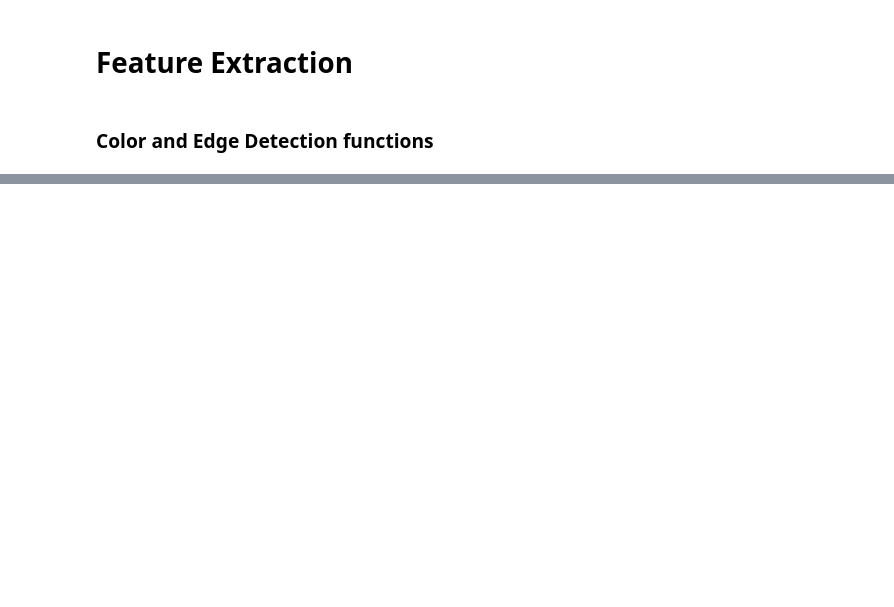
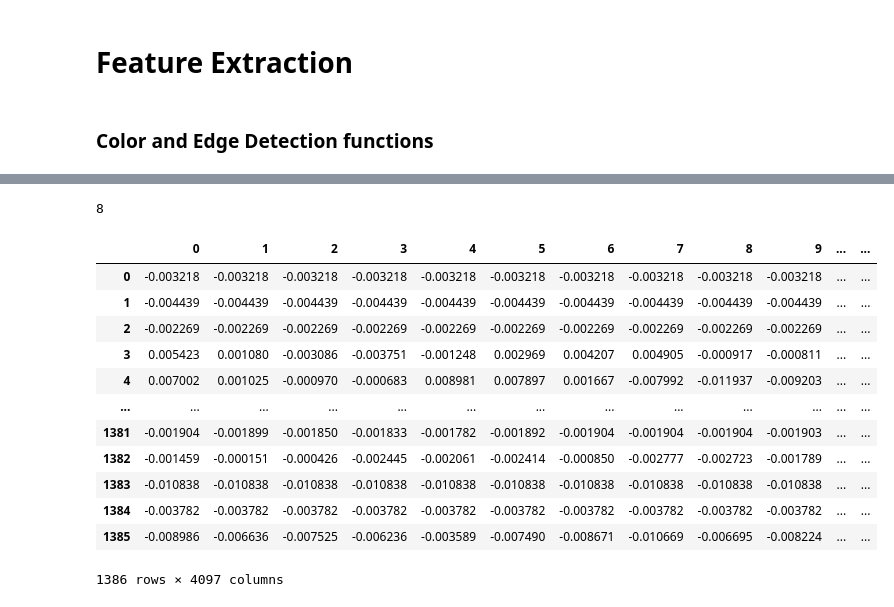
Before and after one commit to vrvenkatesh/w281-summer-2023-project-computer-vision, a Jupyter notebook: image_processing.ipynb, the cells around one changed output, grey strips where cells are left out. Cells and saved outputs as stored; diff of their text form; code cells hidden in the pictures; blank space fills up the shorter version.

```diff
--- a/image_processing.ipynb
+++ b/image_processing.ipynb
@@ -404,0 +211,2 @@ train_df_features['Sobel_Y'] = train_df_features['Sobel_Y'].apply(lambda x: x -
+# %%
+train_arrays = process_img(train_set)
@@ -404,0 +231,50 @@ train_df_features['Sobel_Y'] = train_df_features['Sobel_Y'].apply(lambda x: x -
+# %%
+len(train_arrays)
+# %% [output]
+8
+# %%
+# hog_arr, hue_arr, sat_arr, lum_arr, lap_arr, sob_x_arr, sob_y_arr, final_labels
+
+hog_df = pd.DataFrame(train_arrays[0])
+hog_df['label'] = train_arrays[-1]
+hog_df.to_csv(inputdir+'modeling/train_hog_features.csv')
+
+hue_df = pd.DataFrame(train_arrays[1])
+hue_df['label'] = train_arrays[-1]
+hue_df.to_csv(inputdir+'modeling/train_hue_features.csv')
+
+sat_df = pd.DataFrame(train_arrays[2])
+sat_df['label'] = train_arrays[-1]
+sat_df.to_csv(inputdir+'modeling/train_saturation_features.csv')
+
+lum_df = pd.DataFrame(train_arrays[3])
+lum_df['label'] = train_arrays[-1]
+lum_df.to_csv(inputdir+'modeling/train_luminance_features.csv')
+
+lap_df = pd.DataFrame(train_arrays[4])
+lap_df['label'] = train_arrays[-1]
+lap_df.to_csv(inputdir+'modeling/laplacian_features.csv')
+
+sob_x_df = pd.DataFrame(train_arrays[5])
+sob_x_df['label'] = train_arrays[-1]
+sob_x_df.to_csv(inputdir+'modeling/sobel_x_features.csv')
+
+sob_y_df = pd.DataFrame(train_arrays[6])
+sob_y_df['label'] = train_arrays[-1]
+sob_y_df.to_csv(inputdir+'modeling/sobel_y_features.csv')
+# %%
+hog_df
+# %% [output]
+|  | 0 | 1 | 2 | 3 | 4 | 5 | 6 | 7 | 8 | 9 | ... | ... |
+| 0 | -0.003218 | -0.003218 | -0.003218 | -0.003218 | -0.003218 | -0.003218 | -0.003218 | -0.003218 | -0.003218 | -0.003218 | ... | ... |
+| 1 | -0.004439 | -0.004439 | -0.004439 | -0.004439 | -0.004439 | -0.004439 | -0.004439 | -0.004439 | -0.004439 | -0.004439 | ... | ... |
+| 2 | -0.002269 | -0.002269 | -0.002269 | -0.002269 | -0.002269 | -0.002269 | -0.002269 | -0.002269 | -0.002269 | -0.002269 | ... | ... |
+| 3 | 0.005423 | 0.001080 | -0.003086 | -0.003751 | -0.001248 | 0.002969 | 0.004207 | 0.004905 | -0.000917 | -0.000811 | ... | ... |
+| 4 | 0.007002 | 0.001025 | -0.000970 | -0.000683 | 0.008981 | 0.007897 | 0.001667 | -0.007992 | -0.011937 | -0.009203 | ... | ... |
+| ... | ... | ... | ... | ... | ... | ... | ... | ... | ... | ... | ... | ... |
+| 1381 | -0.001904 | -0.001899 | -0.001850 | -0.001833 | -0.001782 | -0.001892 | -0.001904 | -0.001904 | -0.001904 | -0.001903 | ... | ... |
+| 1382 | -0.001459 | -0.000151 | -0.000426 | -0.002445 | -0.002061 | -0.002414 | -0.000850 | -0.002777 | -0.002723 | -0.001789 | ... | ... |
+| 1383 | -0.010838 | -0.010838 | -0.010838 | -0.010838 | -0.010838 | -0.010838 | -0.010838 | -0.010838 | -0.010838 | -0.010838 | ... | ... |
+| 1384 | -0.003782 | -0.003782 | -0.003782 | -0.003782 | -0.003782 | -0.003782 | -0.003782 | -0.003782 | -0.003782 | -0.003782 | ... | ... |
+| 1385 | -0.008986 | -0.006636 | -0.007525 | -0.006236 | -0.003589 | -0.007490 | -0.008671 | -0.010669 | -0.006695 | -0.008224 | ... | ... |
+1386 rows × 4097 columns
```
Also changed, not shown: parts of 21 cells of this notebook.
